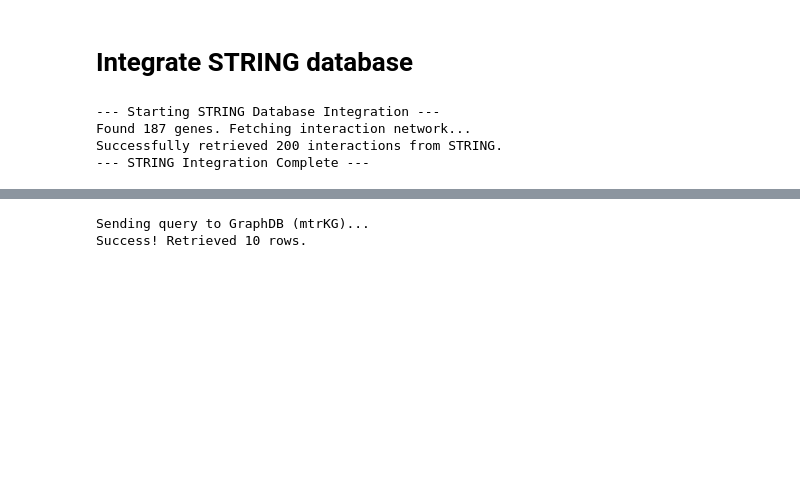
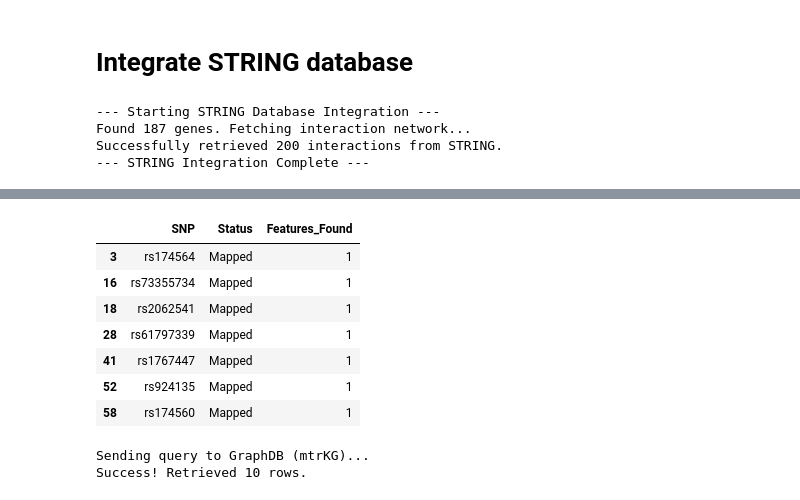
Before and after one commit to sadegh-rizi/mtrKG, a Jupyter notebook: src/notebook.ipynb, the cells around one changed output, grey strips where cells are left out. Drawn from its saved outputs; the diff is of its cells as text; code cells hidden in the pictures; blank space fills up the shorter version.

Commit message:
Feat: integrate ENCODE database

```diff
--- a/src/notebook.ipynb
+++ b/src/notebook.ipynb
@@ -97,0 +121,14 @@ Successfully retrieved 200 interactions from STRING.
+# %%
+import pandas as pd
+df_report=pd.read_csv("../output/encode_mapping_report.csv")
+# %%
+df_report[df_report.Status=="Mapped"]
+# %% [output]
+|  | SNP | Status | Features_Found |
+| 3 | rs174564 | Mapped | 1 |
+| 16 | rs73355734 | Mapped | 1 |
+| 18 | rs2062541 | Mapped | 1 |
+| 28 | rs61797339 | Mapped | 1 |
+| 41 | rs1767447 | Mapped | 1 |
+| 52 | rs924135 | Mapped | 1 |
+| 58 | rs174560 | Mapped | 1 |
```
Also changed, not shown: parts of 6 cells of this notebook, 10 other files.
